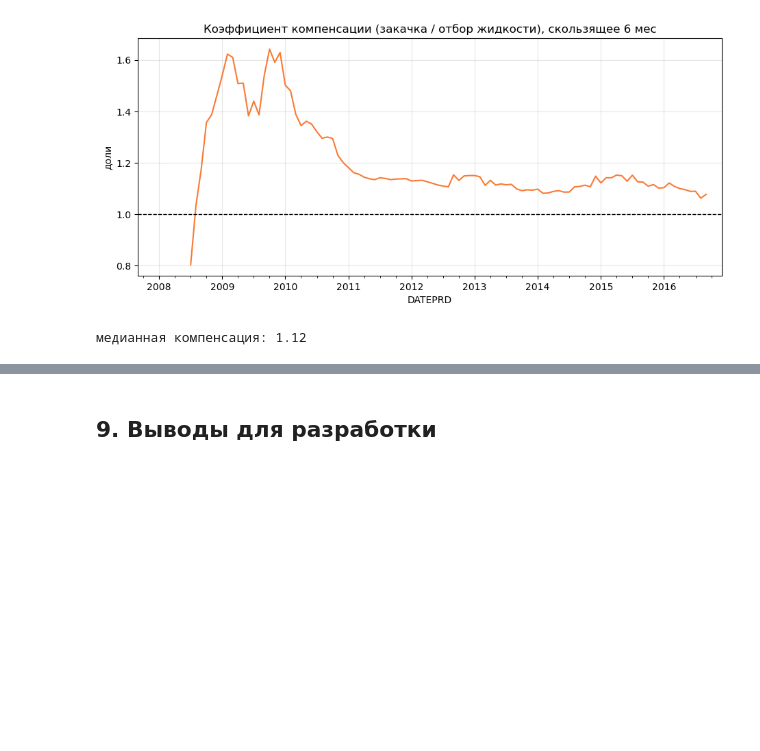
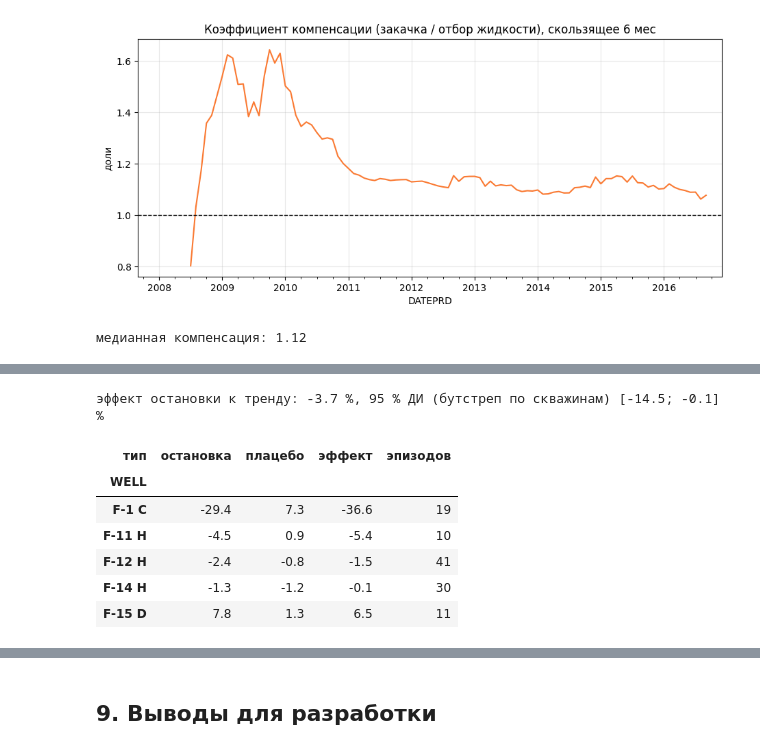
Before and after one commit to Alex91132/volve-eda, a Jupyter notebook: volve_eda.ipynb, the cells around one changed output, grey strips where cells are left out. Cells and saved outputs as stored; diff of their text form; code cells hidden in the pictures; blank space fills up the shorter version.

```diff
--- a/volve_eda.ipynb
+++ b/volve_eda.ipynb
@@ -311,0 +336,29 @@ Name: среднее Δ, м³/сут, dtype: float64
+# %%
+# Эффект = (остановки − плацебо) по поправленному на тренд дебиту; бутстреп по скважинам.
+# Медианы, а не средние: если скважину вскоре снова остановили, дебит в окне «после» близок
+# к нулю, и одно такое окно уводит среднее логарифма на десятки процентов.
+def h1_effect(sample):
+    m = sample.groupby("тип")["к тренду, %"].median()
+    return m.get("остановка", np.nan) - m.get("плацебо", np.nan)
+
+
+wells_op = ep["WELL"].unique()
+boot = [h1_effect(pd.concat([ep[ep["WELL"] == w] for w in RNG.choice(wells_op, len(wells_op))]))
+        for _ in range(2000)]
+h1_est = h1_effect(ep)
+h1_lo, h1_hi = np.nanpercentile(boot, [2.5, 97.5])
+by_well = ep.pivot_table(index="WELL", columns="тип", values="к тренду, %", aggfunc="median")
+by_well["эффект"] = by_well["остановка"] - by_well["плацебо"]
+by_well["эпизодов"] = real.groupby("WELL").size()
+print(f"эффект остановки к тренду: {h1_est:+.1f} %, 95 % ДИ (бутстреп по скважинам) "
+      f"[{h1_lo:+.1f}; {h1_hi:+.1f}] %")
+by_well.round(1)
+# %% [output]
+эффект остановки к тренду: -3.7 %, 95 % ДИ (бутстреп по скважинам) [-14.5; -0.1] %
+| тип | остановка | плацебо | эффект | эпизодов |
+| WELL |  |  |  |  |
+| F-1 C | -29.4 | 7.3 | -36.6 | 19 |
+| F-11 H | -4.5 | 0.9 | -5.4 | 10 |
+| F-12 H | -2.4 | -0.8 | -1.5 | 41 |
+| F-14 H | -1.3 | -1.2 | -0.1 | 30 |
+| F-15 D | 7.8 | 1.3 | 6.5 | 11 |
```
Also changed, not shown: parts of 20 cells of this notebook, 4 other files.
